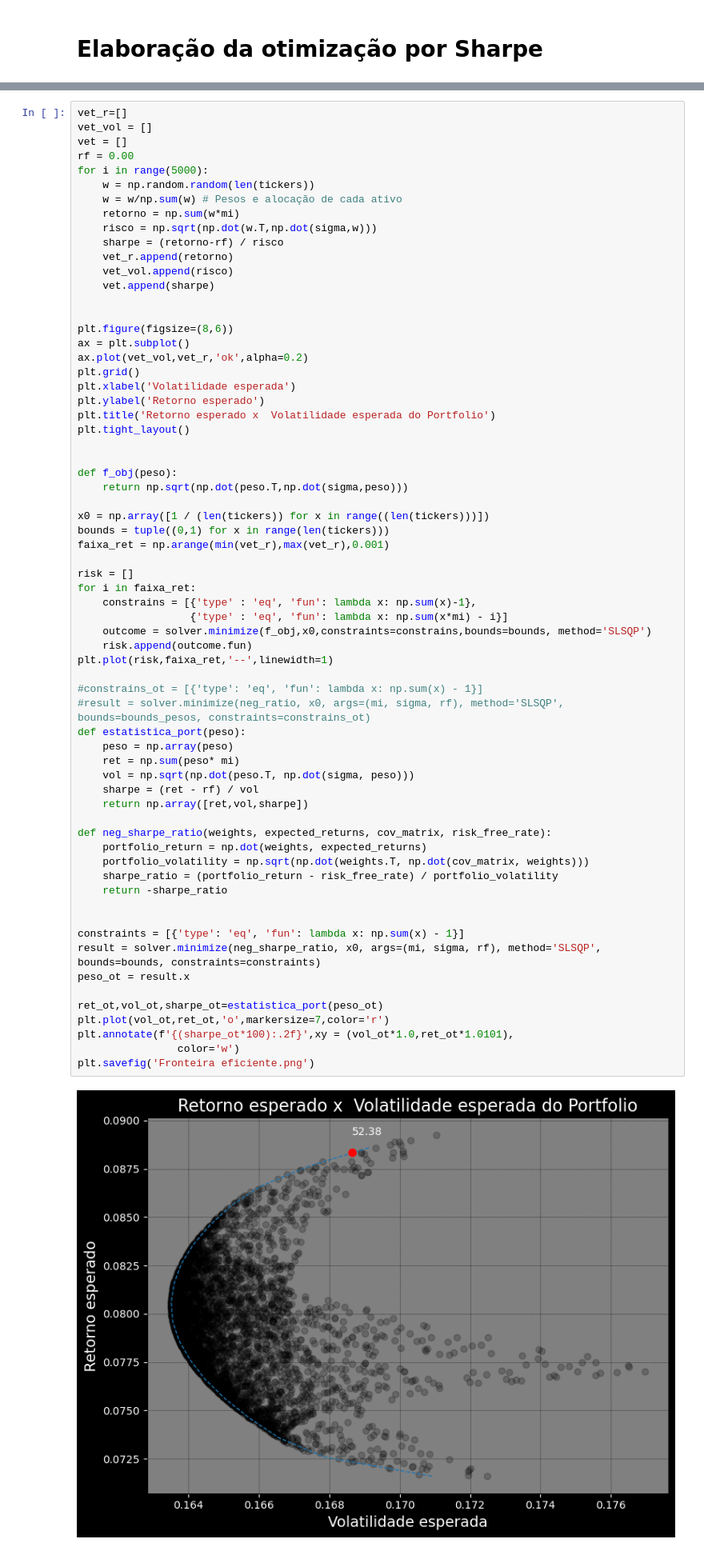
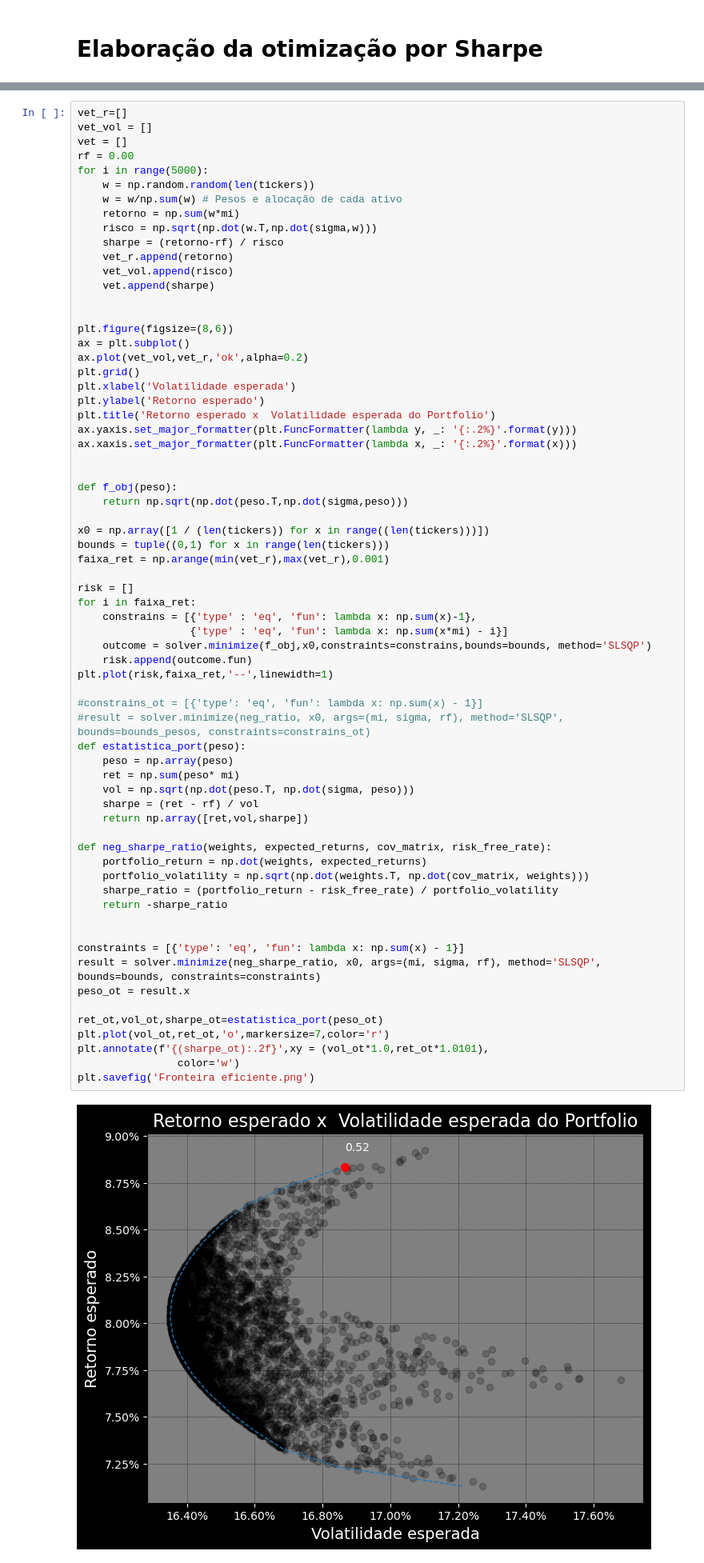
Before and after one commit to caiomferreira/Fronteira_eficiente_Sharpe, a Jupyter notebook: Portfolio_Efficient_Frontier.ipynb, the cells around one changed output, grey strips where cells are left out. Shown at 80% size. Cells and saved outputs as stored; diff of their text form.

```diff
--- a/Portfolio_Efficient_Frontier.ipynb
+++ b/Portfolio_Efficient_Frontier.ipynb
@@ -123,7 +123,8 @@ plt.grid()
 plt.xlabel('Volatilidade esperada')
 plt.ylabel('Retorno esperado')
 plt.title('Retorno esperado x  Volatilidade esperada do Portfolio')
-plt.tight_layout()
+ax.yaxis.set_major_formatter(plt.FuncFormatter(lambda y, _: '{:.2%}'.format(y)))
+ax.xaxis.set_major_formatter(plt.FuncFormatter(lambda x, _: '{:.2%}'.format(x)))
 
 
 def f_obj(peso):
@@ -139,35 +140,35 @@ for i in faixa_ret:
                   {'type' : 'eq', 'fun': lambda x: np.sum(x*mi) - i}]
     outcome = solver.minimize(f_obj,x0,constraints=constrains,bounds=bounds, method='SLSQP')
     risk.append(outcome.fun)
 plt.plot(risk,faixa_ret,'--',linewidth=1)
 
 #constrains_ot = [{'type': 'eq', 'fun': lambda x: np.sum(x) - 1}]
 #result = solver.minimize(neg_ratio, x0, args=(mi, sigma, rf), method='SLSQP', bounds=bounds_pesos, constraints=constrains_ot)
 def estatistica_port(peso):
     peso = np.array(peso)
     ret = np.sum(peso* mi)
     vol = np.sqrt(np.dot(peso.T, np.dot(sigma, peso)))
     sharpe = (ret - rf) / vol
     return np.array([ret,vol,sharpe])
 
 def neg_sharpe_ratio(weights, expected_returns, cov_matrix, risk_free_rate):
     portfolio_return = np.dot(weights, expected_returns)
     portfolio_volatility = np.sqrt(np.dot(weights.T, np.dot(cov_matrix, weights)))
     sharpe_ratio = (portfolio_return - risk_free_rate) / portfolio_volatility
     return -sharpe_ratio
 
 
 constraints = [{'type': 'eq', 'fun': lambda x: np.sum(x) - 1}]
 result = solver.minimize(neg_sharpe_ratio, x0, args=(mi, sigma, rf), method='SLSQP', bounds=bounds, constraints=constraints)
 peso_ot = result.x
 
 ret_ot,vol_ot,sharpe_ot=estatistica_port(peso_ot)
 plt.plot(vol_ot,ret_ot,'o',markersize=7,color='r')
-plt.annotate(f'{(sharpe_ot*100):.2f}',xy = (vol_ot*1.0,ret_ot*1.0101),
+plt.annotate(f'{(sharpe_ot):.2f}',xy = (vol_ot*1.0,ret_ot*1.0101),
                 color='w')
 plt.savefig('Fronteira eficiente.png')
 # %% [output]
-[figure, old version]
+[figure, new version]
 # %% [markdown]
 ### Comparação com a biblioteca riskfolio
 Utilizando a biblioteca riskfolio para encontrar os pesos ótimos e comparando com o obtido pelo Solve
```
Also changed, not shown: 1 other file.
